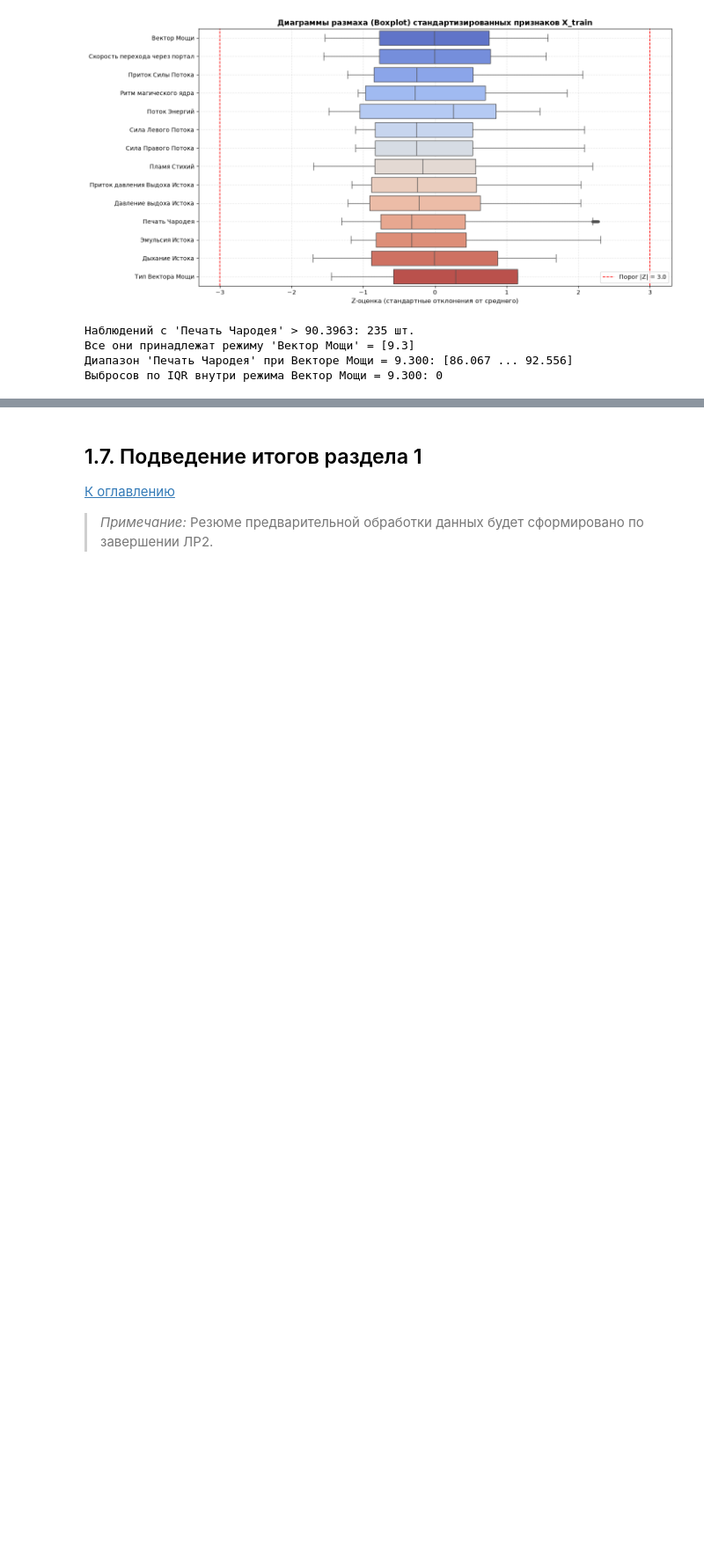
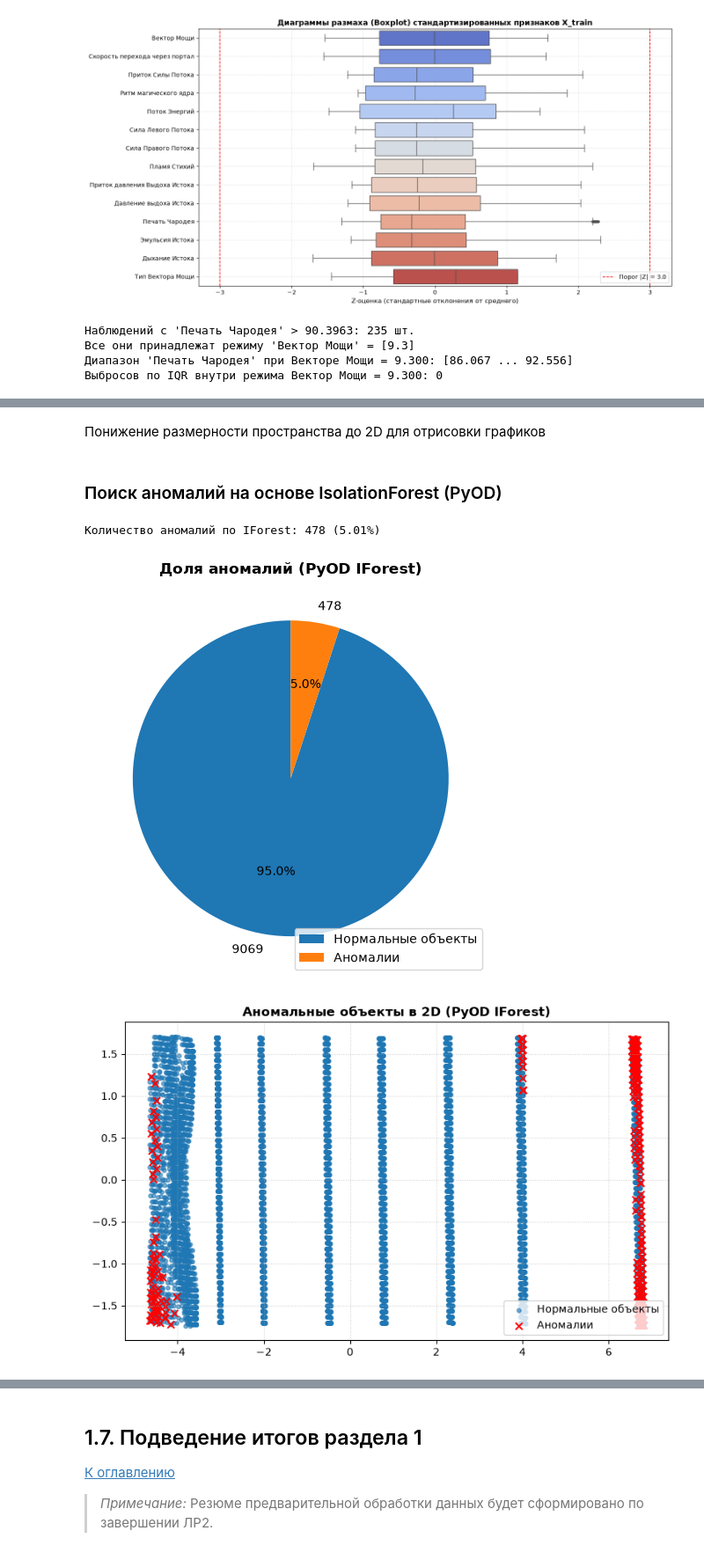
Before and after one commit to viacheslavdevelop/praktikum, a Jupyter notebook: Lab3/Lab3.ipynb, the cells around one changed output, grey strips where cells are left out. Shown at 88% size. Saved outputs shown, nothing was run; the diff lists cells and outputs as text; code cells hidden in the pictures; blank space fills up the shorter version.

```diff
--- a/Lab3/Lab3.ipynb
+++ b/Lab3/Lab3.ipynb
@@ -1224,0 +932,45 @@ if 'X_train' in locals() and 'y_train' in locals():
+# %%
+def draw_anomaly(X_2d: np.ndarray, anomaly_mask: np.ndarray, title: str = "Визуализация аномальных объектов") -> None:
+    plt.figure(figsize=(8, 5))
+    plt.scatter(X_2d[:, 0], X_2d[:, 1], s=15, alpha=0.6, label='Нормальные объекты')
+    plt.scatter(X_2d[anomaly_mask, 0], X_2d[anomaly_mask, 1], c="red", marker='x', s=45, label='Аномалии')
+    plt.title(title, fontsize=12, fontweight='bold')
+    plt.legend(loc='lower right')
+    plt.grid(True, linestyle=':', alpha=0.6)
+    plt.tight_layout()
+    plt.show()
+
+
+def draw_anomaly_pie(anomaly_mask: np.ndarray, title: str = "Доля аномальных объектов") -> None:
+    _, counts = np.unique(anomaly_mask, return_counts=True)
+    plt.figure(figsize=(5, 5))
+    plt.pie(counts, labels=counts, autopct='%1.1f%%', startangle=90)
+    plt.title(title, fontsize=12, fontweight='bold')
+    plt.legend(['Нормальные объекты', 'Аномалии'], loc='lower right')
+    plt.tight_layout()
+    plt.show()
+# %% [markdown]
+Понижение размерности пространства до 2D для отрисовки графиков
+# %%
+X_train_scaled = StandardScaler().fit_transform(X_train[var_cols])
+
+try:
+    from umap import UMAP
+    X_2d = UMAP(random_state=RANDOM_STATE).fit_transform(X_train_scaled)
+except ImportError:
+    X_2d = PCA(n_components=2, random_state=RANDOM_STATE).fit_transform(X_train_scaled)
+# %% [markdown]
+### Поиск аномалий на основе IsolationForest (PyOD)
+# %%
+isf = IForest(contamination=0.05, random_state=RANDOM_STATE).fit(X_train_scaled)
+isf_anomaly = isf.predict(X_train_scaled)
+
+print(f"Количество аномалий по IForest: {isf_anomaly.sum()} ({isf_anomaly.mean() * 100:.2f}%)")
+# %% [output]
+Количество аномалий по IForest: 478 (5.01%)
+# %%
+draw_anomaly_pie(isf_anomaly, title="Доля аномалий (PyOD IForest)")
+draw_anomaly(X_2d, isf_anomaly.astype(bool), title="Аномальные объекты в 2D (PyOD IForest)")
+# %% [output]
+[figure, added]
+[figure, added]
```
Also changed, not shown: parts of 27 cells of this notebook.
